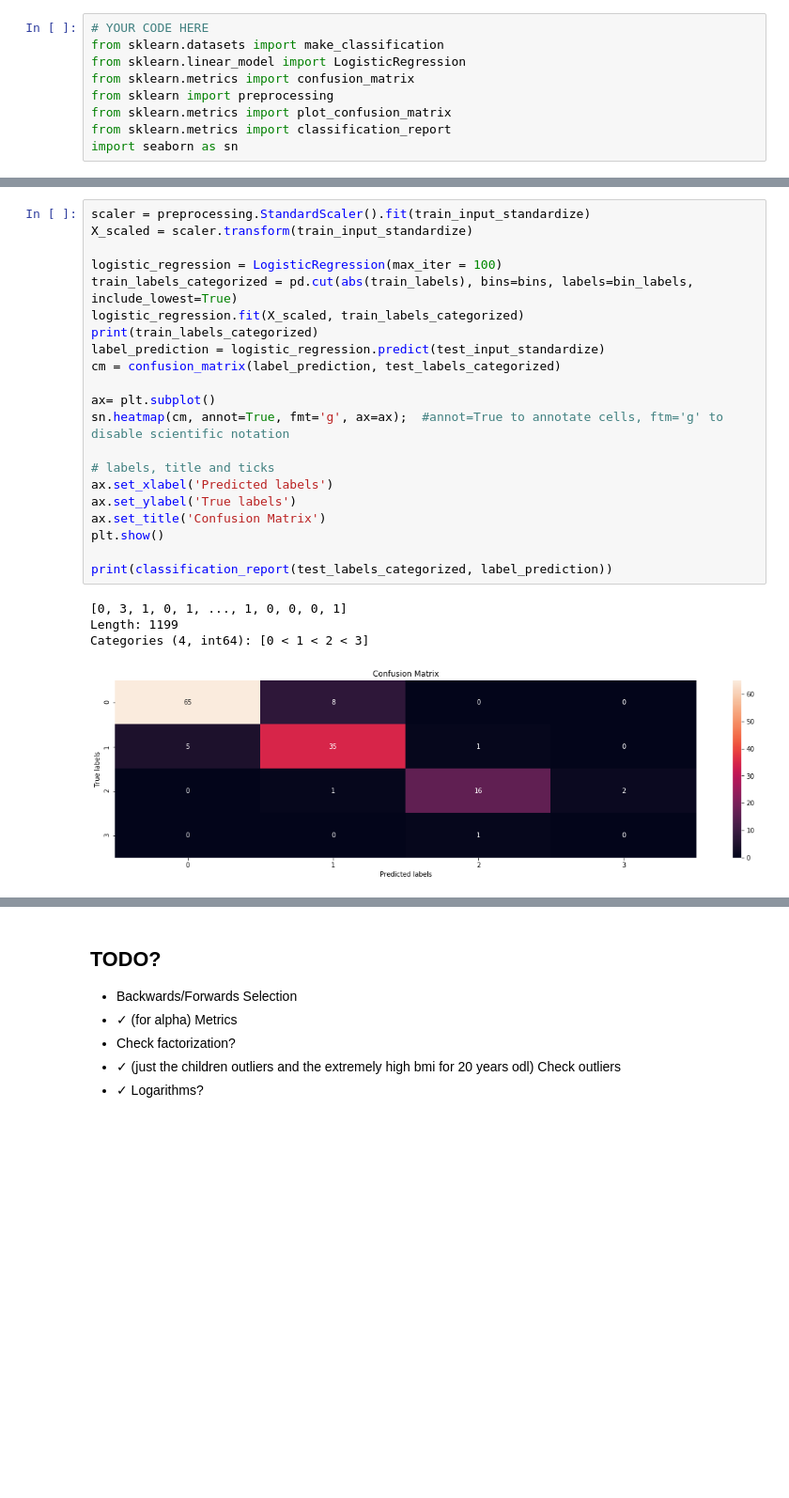
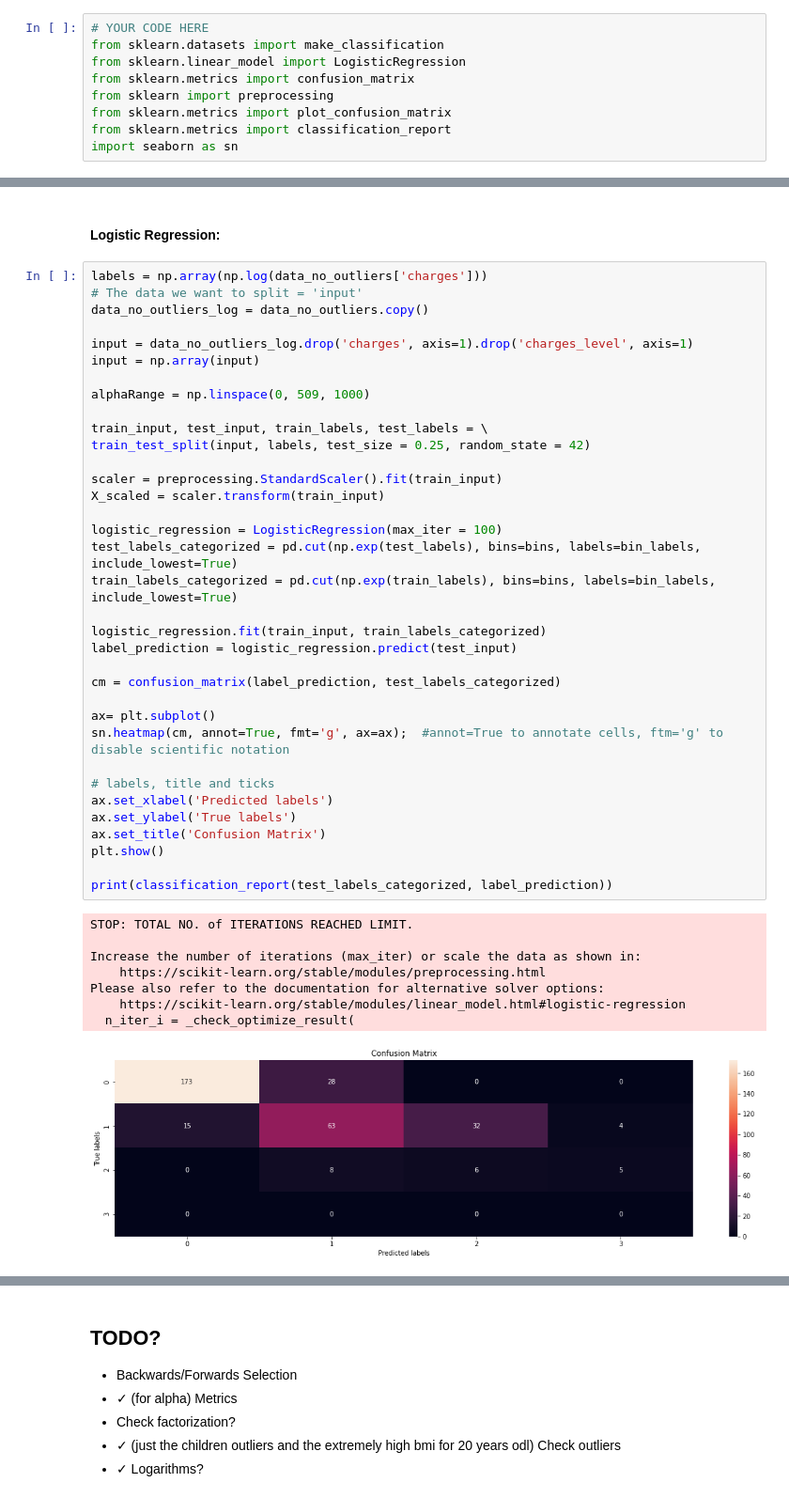
Before and after one commit to challenge-healthcare/regression, a Jupyter notebook: Main.ipynb, the cells around one changed output, grey strips where cells are left out. Shown: that part at 94% size. Saved outputs shown, nothing was run; the diff lists cells and outputs as text; blank space fills up the shorter version.

```diff
--- a/Main.ipynb
+++ b/Main.ipynb
@@ -890,28 +871,48 @@ weighted avg       0.78      0.72      0.73       134
+# %% [markdown]
+#### Logistic Regression:
 # %%
-scaler = preprocessing.StandardScaler().fit(train_input_standardize)
-X_scaled = scaler.transform(train_input_standardize)
+labels = np.array(np.log(data_no_outliers['charges']))
+# The data we want to split = 'input'
+data_no_outliers_log = data_no_outliers.copy()
+
+input = data_no_outliers_log.drop('charges', axis=1).drop('charges_level', axis=1)
+input = np.array(input)
+
+alphaRange = np.linspace(0, 509, 1000)
+
+train_input, test_input, train_labels, test_labels = \
+train_test_split(input, labels, test_size = 0.25, random_state = 42)
+
+scaler = preprocessing.StandardScaler().fit(train_input)
+X_scaled = scaler.transform(train_input)
 
 logistic_regression = LogisticRegression(max_iter = 100)
-train_labels_categorized = pd.cut(abs(train_labels), bins=bins, labels=bin_labels, include_lowest=True)
-logistic_regression.fit(X_scaled, train_labels_categorized)
-print(train_labels_categorized)
-label_prediction = logistic_regression.predict(test_input_standardize)
+test_labels_categorized = pd.cut(np.exp(test_labels), bins=bins, labels=bin_labels, include_lowest=True)
+train_labels_categorized = pd.cut(np.exp(train_labels), bins=bins, labels=bin_labels, include_lowest=True)
+
+logistic_regression.fit(train_input, train_labels_categorized)
+label_prediction = logistic_regression.predict(test_input)
+
 cm = confusion_matrix(label_prediction, test_labels_categorized)
 
 ax= plt.subplot()
 sn.heatmap(cm, annot=True, fmt='g', ax=ax);  #annot=True to annotate cells, ftm='g' to disable scientific notation
 
 # labels, title and ticks
 ax.set_xlabel('Predicted labels')
 ax.set_ylabel('True labels')
 ax.set_title('Confusion Matrix')
 plt.show()
 
 print(classification_report(test_labels_categorized, label_prediction))
 # %% [output]
-[0, 3, 1, 0, 1, ..., 1, 0, 0, 0, 1]
-Length: 1199
-Categories (4, int64): [0 < 1 < 2 < 3]
+STOP: TOTAL NO. of ITERATIONS REACHED LIMIT.
+
+Increase the number of iterations (max_iter) or scale the data as shown in:
+    https://scikit-learn.org/stable/modules/preprocessing.html
+Please also refer to the documentation for alternative solver options:
+    https://scikit-learn.org/stable/modules/linear_model.html#logistic-regression
+  n_iter_i = _check_optimize_result(
-[figure, old version]
+[figure, new version]
               precision    recall  f1-score   support
 
```
Also changed, not shown: parts of 32 cells of this notebook.
